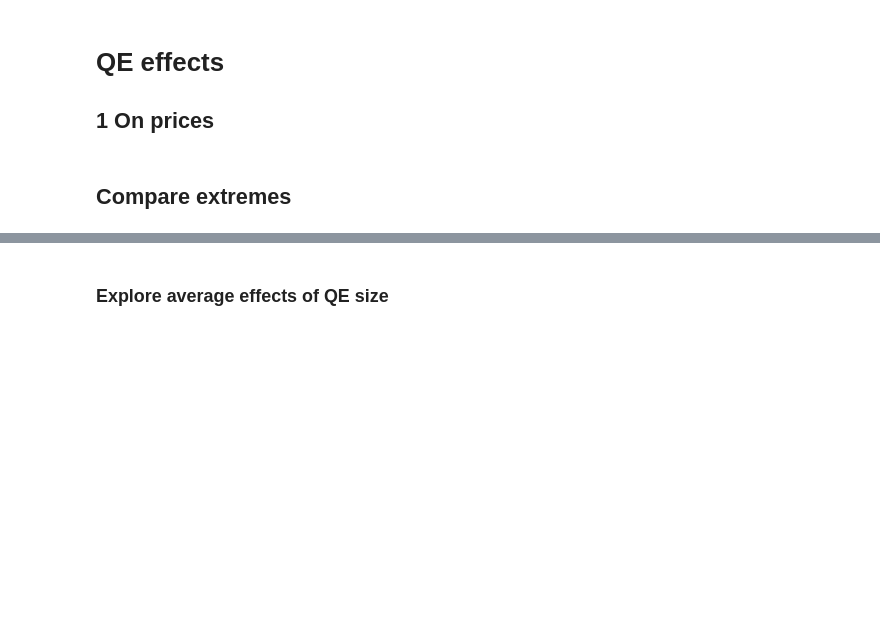
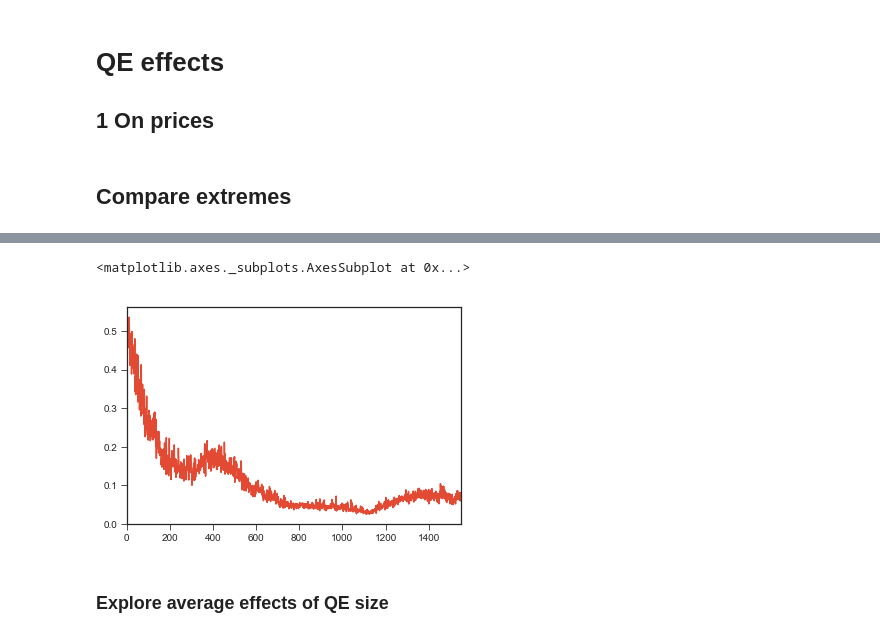
Before and after one commit to joerischasfoort/qe-inequality, a Jupyter notebook: qe-experiment-HE.ipynb, the cells around one changed output, grey strips where cells are left out. Drawn from its saved outputs; the diff is of its cells as text; code cells hidden in the pictures; blank space fills up the shorter version.

```diff
--- a/qe-experiment-HE.ipynb
+++ b/qe-experiment-HE.ipynb
@@ -167,0 +160,3 @@ Text(0, 0.5, 'Volume')
+# %%
+def market_sentiment_in_round(order_book, t):
+    return sum(np.array(order_book.sentiment_history[t]) / len(order_book.sentiment_history[t]))
@@ -168,3 +209,8 @@ Text(0, 0.5, 'Volume')
+# %%
+pd.Series(av_lambda).plot()
+# %% [output]
+<matplotlib.axes._subplots.AxesSubplot at 0x...>
+[figure, added]
 # %% [markdown]
 ### Explore average effects of QE size
 # %%
```
Also changed, not shown: parts of 8 cells of this notebook, 1 other file.
